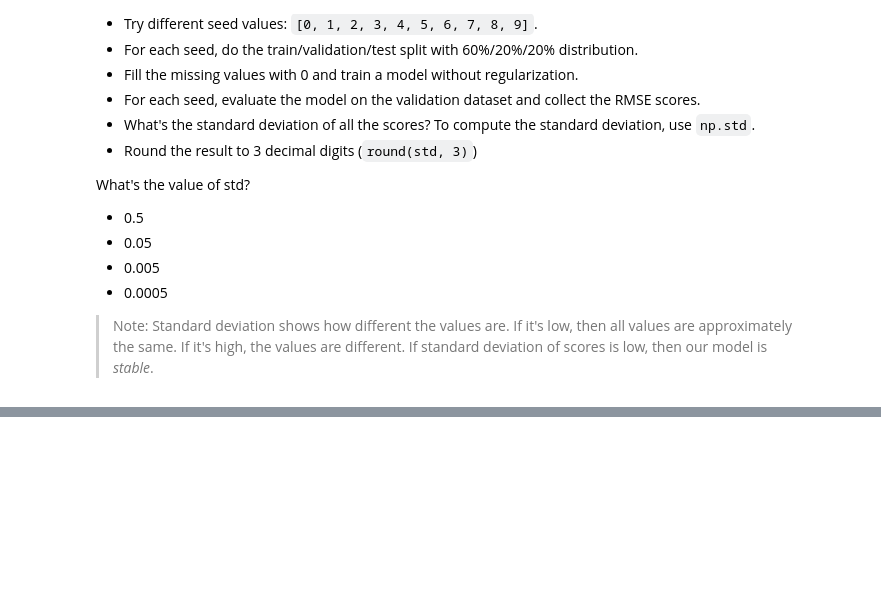
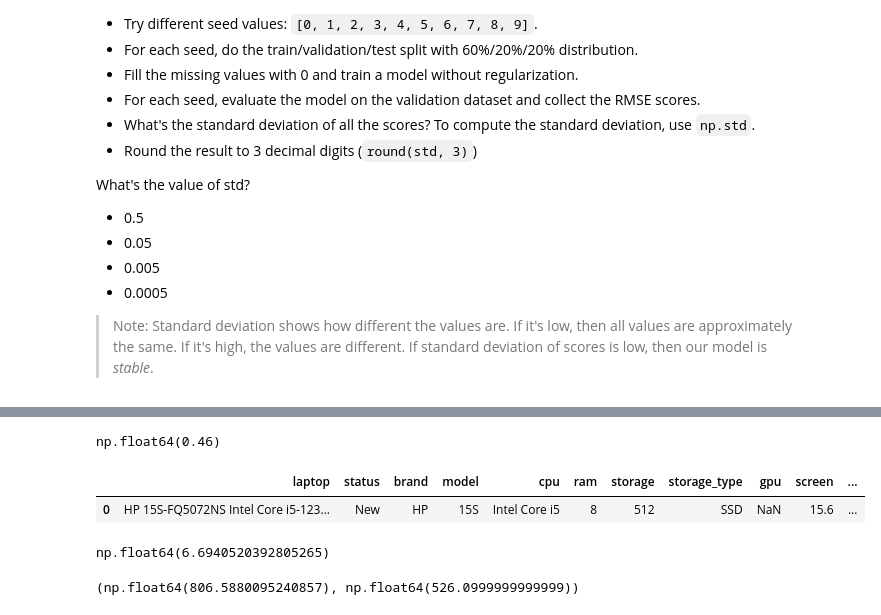
Before and after one commit to kellyvergarat/ml-zoomcamp-homework, a Jupyter notebook: 02-regression/homework/homework.ipynb, the cells around one changed output, grey strips where cells are left out. Drawn from its saved outputs; the diff is of its cells as text; code cells hidden in the pictures; blank space fills up the shorter version.

```diff
--- a/02-regression/homework/homework.ipynb
+++ b/02-regression/homework/homework.ipynb
@@ -356,0 +383,32 @@ Standard Deviation: 0.063
+# %%
+# Select seed, generate indexes and shuffle them
+idx = np.arange(n)
+np.random.seed(9)
+np.random.shuffle(idx)   # to shuffle the index
+
+# Split the data into training, validation and test sets with 60%, 20% and 20% of the data
+# respectively according to the shuffled indexes
+# Reset the index of the dataframes
+df_train = df.iloc[idx[:n_train]].reset_index(drop=True)
+df_val = df.iloc[idx[n_train:n_train+n_val]].reset_index(drop=True)
+df_test = df.iloc[idx[n_train+n_val:]].reset_index(drop=True)
+
+# Select values for y and delete them from the dataframes
+y_train = np.log1p(df_train.final_price.values)
+y_val = np.log1p(df_val.final_price.values)
+y_test = np.log1p(df_test.final_price.values)
+
+del df_train['final_price']
+del df_val['final_price']
+del df_test['final_price']
+
+# Training part
+X_train = prepare_X_withzeros(df_train)
+w0, w = train_linear_regression_reg(X_train, y_train, r=0.001)
+
+# Validation part
+X_val = prepare_X_withzeros(df_val)
+y_pred = w0 + X_val.dot(w)
+
+score = rmse(y_val, y_pred)
+score
@@ -356,0 +439,28 @@ Standard Deviation: 0.063
+# %%
+#Validation part
+X_test = prepare_X_withzeros(df_test)
+y_pred = w0 + X_test.dot(w)
+
+score = rmse(y_test, y_pred)
+score
+# %% [output]
+np.float64(0.46)
+# %%
+laptop = df_test.iloc[20].to_dict()
+df_small = pd.DataFrame([laptop])
+df_small
+# %% [output]
+|  | laptop | status | brand | model | cpu | ram | storage | storage_type | gpu | screen | ... |
+| 0 | HP 15S-FQ5072NS Intel Core i5-123... | New | HP | 15S | Intel Core i5 | 8 | 512 | SSD | NaN | 15.6 | ... |
+# %%
+X_small = prepare_X_withzeros(df_small)
+y_pred = w0 + X_small.dot(w)
+y_pred = y_pred[0]
+
+y_pred
+# %% [output]
+np.float64(6.6940520392805265)
+# %%
+np.expm1(y_pred), np.expm1(y_test[20])
+# %% [output]
+(np.float64(806.5880095240857), np.float64(526.0999999999999))
```
Also changed, not shown: parts of 16 cells of this notebook.
